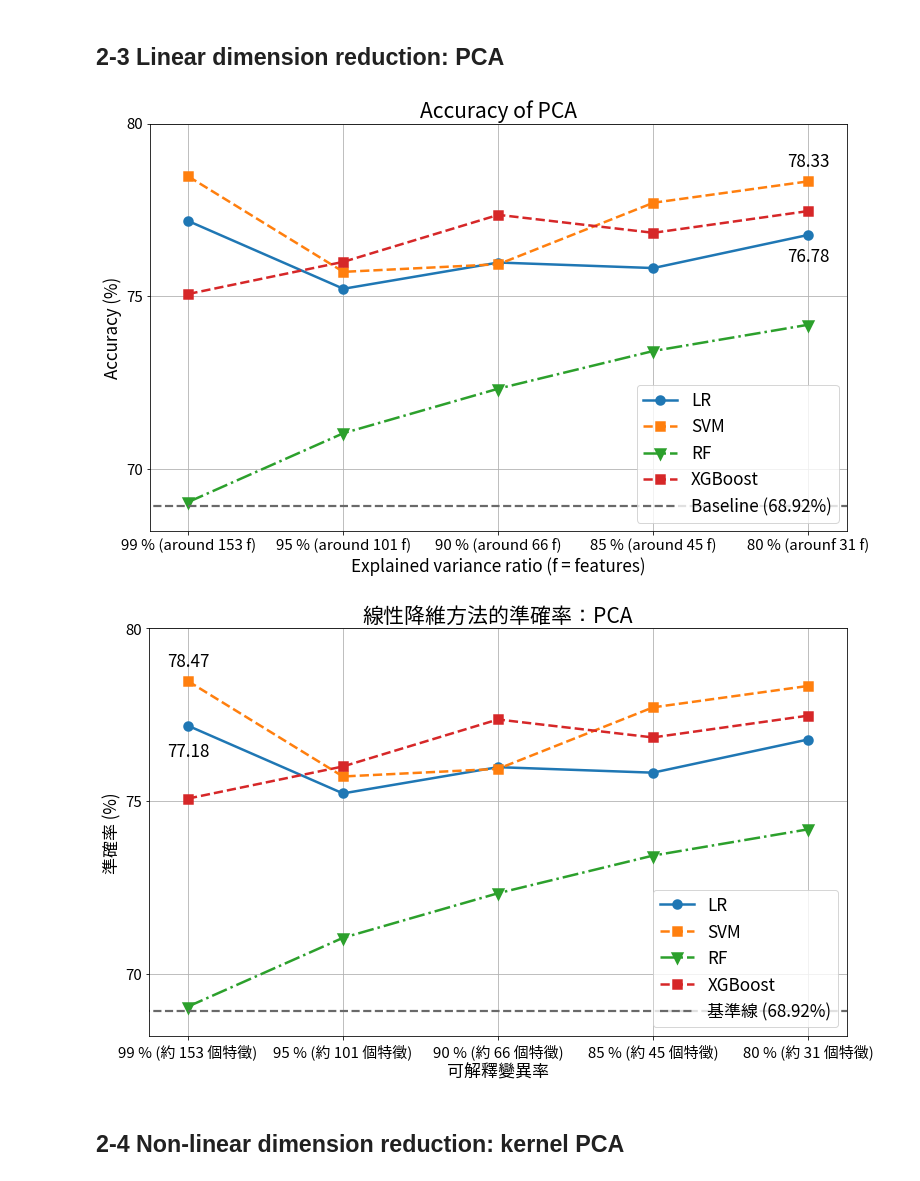
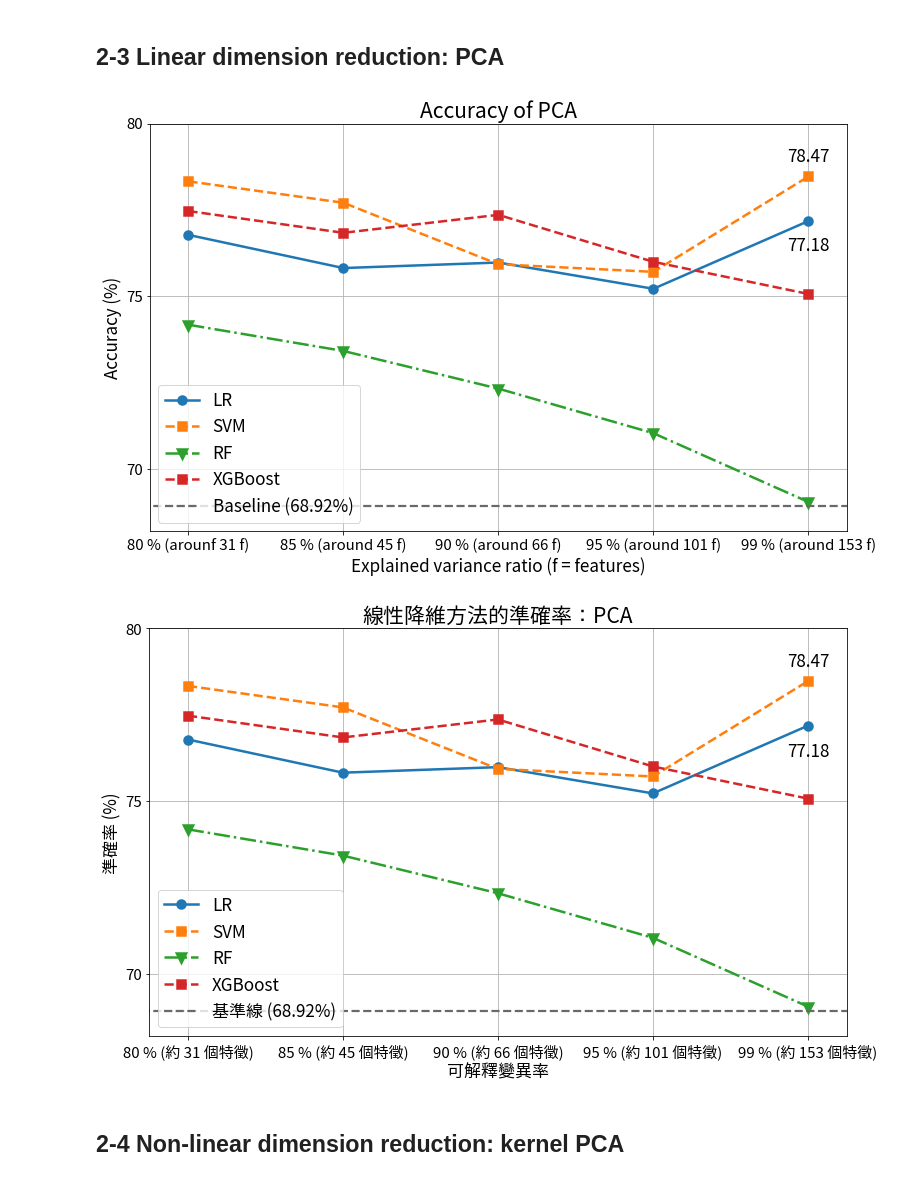
Before and after one commit to yu-cheng-kuo-28/text-mining-on-fomc-minutes, a Jupyter notebook: FOMC_01_py_code/FOMC_13_Plotting.ipynb, the cells around one changed output. Saved outputs shown, nothing was run; the diff lists cells and outputs as text; code cells hidden in the pictures.

```diff
--- a/FOMC_01_py_code/FOMC_13_Plotting.ipynb
+++ b/FOMC_01_py_code/FOMC_13_Plotting.ipynb
@@ -365,12 +362,14 @@ import numpy as np
 training 80.79, 78.51, 77.70
 test 82.22, 77.78, 77.78
 '''
-test_LR_PCA = [77.18, 75.22, 75.98, 75.82, 76.78]
-test_SVM_PCA = [78.47, 75.71, 75.93, 77.71, 78.33]
-test_RF_PCA = [69.05, 71.04, 72.33, 73.42, 74.18]
-test_XGBoost_PCA = [75.07, 76.00, 77.36, 76.84, 77.47]
 
-labels = ['99 % (around 153 f)', '95 % (around 101 f)', '90 % (around 66 f)', '85 % (around 45 f)', '80 % (arounf 31 f)']
+test_LR_PCA = [76.78, 75.82, 75.98, 75.22, 77.18]
+test_SVM_PCA = [78.33, 77.71, 75.93, 75.71, 78.47]
+test_RF_PCA = [74.18, 73.42, 72.33, 71.04, 69.05]
+test_XGBoost_PCA = [77.47, 76.84, 77.36, 76.00, 75.07]
+
+labels = ['80 % (arounf 31 f)', '85 % (around 45 f)', '90 % (around 66 f)', '95 % (around 101 f)', '99 % (around 153 f)']
+
 Baseline = [68.92] * 7
 
 x = np.arange(5)
@@ -400,26 +399,26 @@ ax.set_yticklabels(y, fontsize=15)
 ax.set_xticks(x)
 ax.set_xticklabels(labels=labels, fontsize = 15)
 
-label = "{:.2f}".format(78.33)
+label = "{:.2f}".format(78.47)
 ax.annotate(label, # this is the text
-              (4,78.33), # these are the coordinates to position the label
+              (4,78.47), # these are the coordinates to position the label
               textcoords="offset points", # how to position the text
               xytext=(0,15), # distance from text to points (x,y)
               fontsize = 17,
               ha='center') # horizontal alignment can be left, right or center
 
-label = "{:.2f}".format(76.78)
+label = "{:.2f}".format(77.18)
 ax.annotate(label, # this is the text
-              (4,76.78), # these are the coordinates to position the label
+              (4,77.18), # these are the coordinates to position the label
               textcoords="offset points", # how to position the text
-              xytext=(0,-27), # distance from text to points (x,y)
+              xytext=(0,-30), # distance from text to points (x,y)
               fontsize = 17,
               ha='center') # horizontal alignment can be left, right or center
 
-ax.legend(loc = 'lower right', fontsize = 17)
+ax.legend(loc = 'lower left', fontsize = 17)
 plt.show();
 # %% [output]
-[figure, old version]
+[figure, new version]
 # %%
 # Figure 03: Linear Dimension Reudction - PCA
 
@@ -429,12 +428,12 @@ import numpy as np
 training 80.79, 78.51, 77.70
 test 82.22, 77.78, 77.78
 '''
-test_LR_PCA = [77.18, 75.22, 75.98, 75.82, 76.78]
-test_SVM_PCA = [78.47, 75.71, 75.93, 77.71, 78.33]
-test_RF_PCA = [69.05, 71.04, 72.33, 73.42, 74.18]
-test_XGBoost_PCA = [75.07, 76.00, 77.36, 76.84, 77.47]
+test_LR_PCA = [76.78, 75.82, 75.98, 75.22, 77.18]
+test_SVM_PCA = [78.33, 77.71, 75.93, 75.71, 78.47]
+test_RF_PCA = [74.18, 73.42, 72.33, 71.04, 69.05]
+test_XGBoost_PCA = [77.47, 76.84, 77.36, 76.00, 75.07]
 
-labels = ['99 % (約 153 個特徵)', '95 % (約 101 個特徵)', '90 % (約 66 個特徵)', '85 % (約 45 個特徵)', '80 % (約 31 個特徵)']
+labels = ['80 % (約 31 個特徵)', '85 % (約 45 個特徵)', '90 % (約 66 個特徵)', '95 % (約 101 個特徵)', '99 % (約 153 個特徵)']
 Baseline = [68.92] * 7
 
 x = np.arange(5)
@@ -453,37 +452,37 @@ plt.plot(range(4) , TF200, ls='--', lw=2.5, color= 'darkorange', marker='s', mec
 plt.plot(range(4) , TFIDF200, ls='-.', lw=2.5, color= 'tab:green', marker='v', mec='tab:green', mew=4.5 , label="TF-IDF 200")
 '''
 ax.plot(range(-1,6) , Baseline, ls='--', linewidth=2.2, color= 'dimgrey', label="基準線 (68.92%)")
 
 ax.set_title('線性降維方法的準確率：PCA', fontsize = 21)
 ax.set_ylabel('準確率 (%)', fontsize = 17)
 ax.set_xlabel('可解釋變異率', fontsize = 17)
 ax.axis([-0.25, 4.25, 68.2, 80.0])
 
 ax.set_yticks(y)
 ax.set_yticklabels(y, fontsize=15)
 ax.set_xticks(x)
 ax.set_xticklabels(labels=labels, fontsize = 15)
 
 label = "{:.2f}".format(78.47)
 ax.annotate(label, # this is the text
-              (0,78.47), # these are the coordinates to position the label
+              (4,78.47), # these are the coordinates to position the label
               textcoords="offset points", # how to position the text
               xytext=(0,15), # distance from text to points (x,y)
               fontsize = 17,
               ha='center') # horizontal alignment can be left, right or center
 
 label = "{:.2f}".format(77.18)
 ax.annotate(label, # this is the text
-              (0,77.18), # these are the coordinates to position the label
+              (4,77.18), # these are the coordinates to position the label
               textcoords="offset points", # how to position the text
               xytext=(0,-30), # distance from text to points (x,y)
               fontsize = 17,
               ha='center') # horizontal alignment can be left, right or center
 
-ax.legend(loc = 'lower right', fontsize = 17)
+ax.legend(loc = 'lower left', fontsize = 17)
 plt.show();
 # %% [output]
-[figure, old version]
+[figure, new version]
 # %% [markdown]
 ## 2-4 Non-linear dimension reduction: kernel PCA
 # %%
```
Also changed, not shown: parts of 7 cells of this notebook.
